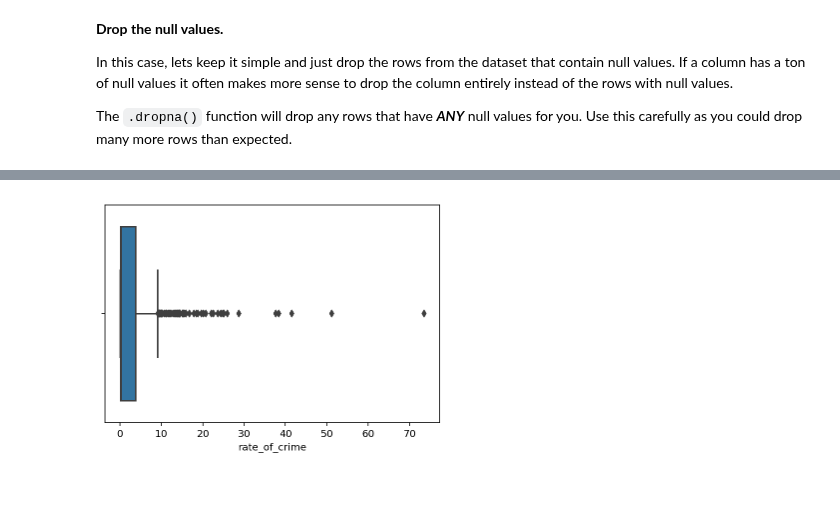
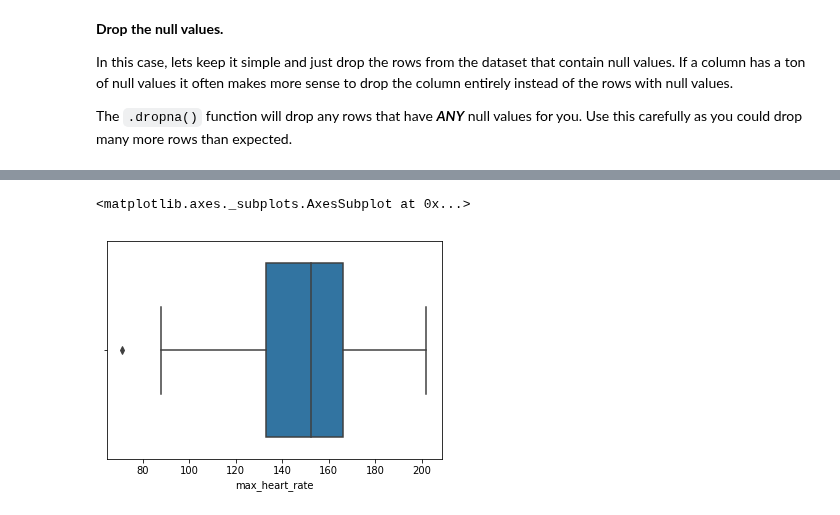
Before and after one commit to ga-curriculum/old-dsb-108-EDA, a Jupyter notebook: solution-code/solution-code.ipynb, the cells around one changed output, grey strips where cells are left out. Saved outputs shown, nothing was run; the diff lists cells and outputs as text; code cells hidden in the pictures; blank space fills up the shorter version.

Commit message:
Change lecture to orient around Heart.csv

```diff
--- a/solution-code/solution-code.ipynb
+++ b/solution-code/solution-code.ipynb
@@ -229,3 +155,0 @@ dtype: object
-# %%
-df.DIS = df.DIS.astype(int)
-df.dtypes
@@ -258,6 +156,6 @@ Name: RAD, dtype: object
 # %% [markdown]
 In the cell below, replace all "?" cells with `np.nan`.
 # %%
-df.RAD = df.RAD.map(lambda rad: np.nan if rad == '?' else float(rad))
+df.Age = df.Age.map(lambda age: np.nan if age == '?' else int(age))
 df.dtypes
 # %% [output]
@@ -369,9 +239,20 @@ df.rename(columns=new_columns_dict, inplace=True)
-# %%
-# List Replacement Method
-new_columns_list = ['rate_of_crime', 'residential_zone_pct', 'business_zone_pct',
-       'borders_river', 'oxide_concentration', 'average_rooms',
-       'owner_occup_pct', 'dist_to_work', 'access_to_highway', 'property_tax',
-       'student_teacher_ratio', 'pct_underclass',
-       'home_median_value']
-
-df.columns = new_columns_list
+# %%
+# Dictionary Method
+new_columns_dict = {
+    'Age': 'age',
+    'Sex': 'sex_male',
+    'ChestPain': 'chest_pain',
+    'RestBP': 'resting_blood_pressure',
+    'Chol': 'cholesterol',
+    'Fbs': 'fasting_blood_sugar',
+    'RestECG': 'resting_ecg',
+    'MaxHR': 'max_heart_rate',
+    'ExAng': 'exercise_induced_angina',
+    'Oldpeak': 'old_peak',
+    'Slope': 'slope',
+    'Ca': 'ca',
+    'Thal': 'thallium_stress_test',
+    'AHD': 'has_heart_disease',
+}
+
+df.rename(columns=new_columns_dict, inplace=True)
@@ -420,5 +349,6 @@ _If you want to check out more, place your cursor in the `boxplot` argument brac
 # %%
-# rate of crime
-sns.boxplot(df.rate_of_crime);
+# max heart rate
+sns.boxplot(df.max_heart_rate)
 # %% [output]
+<matplotlib.axes._subplots.AxesSubplot at 0x...>
-[figure, old version]
+[figure, new version]
```
Also changed, not shown: parts of 47 cells of this notebook, 2 other files.
